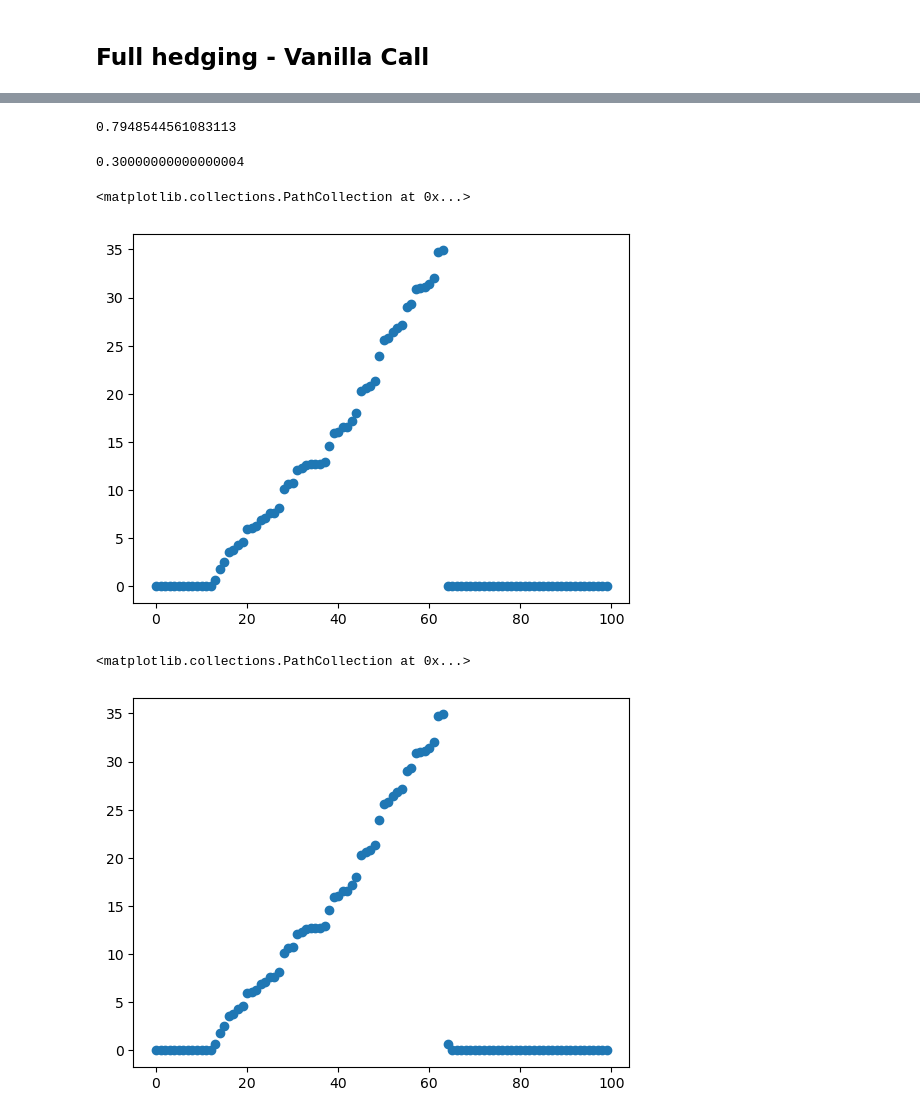
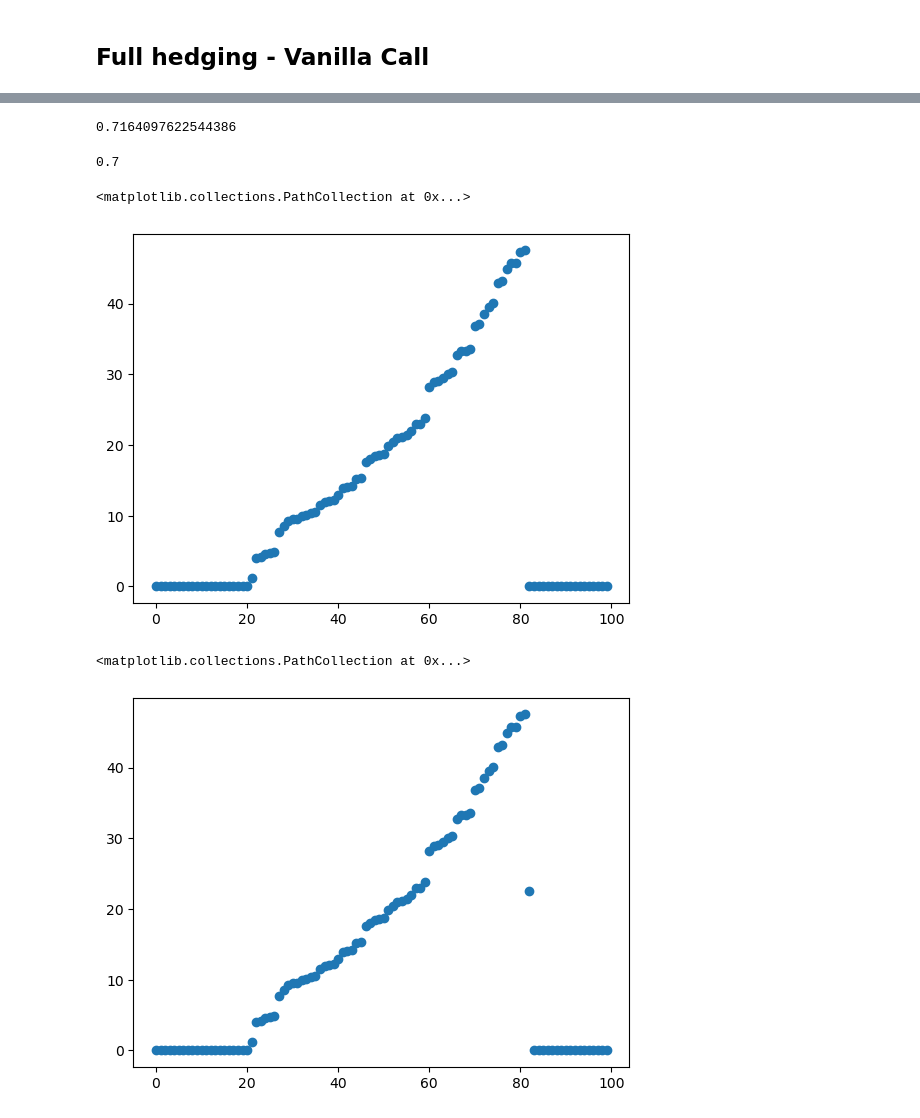
Before and after one commit to michalsn13/Quantile-Hedging, a Jupyter notebook: archive/doodling.ipynb, the cells around one changed output, grey strips where cells are left out. Cells and saved outputs as stored; diff of their text form; code cells hidden in the pictures.

Commit message:
Tests on non tradable option

```diff
--- a/archive/doodling.ipynb
+++ b/archive/doodling.ipynb
@@ -9,10 +9,8 @@ from quantile_hedging_calculator import *
 import numpy as np
 import pandas as pd
 # %%
-def payoff_call(X, K):
-    return np.maximum(X.iloc[:,-1]- K, 0)
-def payoff_put(X, K):
-    return np.maximum(K - X.iloc[:,-1], 0)
+def payoff_weird(X, K, p):
+    return (1-p)*X.iloc[:,-1] * (X.iloc[:,-1] > K)
 # %%
 mu = 0.06
 sigma =  0.3
@@ -29,5 +27,5 @@ underlying = Underlying(mu, sigma, r, 250)
 # %%
 _, reality = underlying.simulate_P(repeat, T)
 # %%
-option = Option(underlying, lambda X: payoff_call(X, K), T)
+option = Option(underlying, lambda X: payoff_weird(X, K, 0.9), T)
 BS_Price = option.get_MC_price(X0, 0)
@@ -94,6 +96,6 @@ data
 100 rows × 4 columns
 # %%
-hedge_prob = 0.3
+hedge_prob = 0.7
 # %%
 boundary_index = ((data['dQ*/dP'].cumsum()/repeat) < hedge_prob).sum() - 1
 # %%
@@ -131,24 +133,24 @@ k = data['dP/dQ*'].iloc[boundary_index + 1]
 # %%
 k
 # %% [output]
-0.7948544561083113
+0.7164097622544386
 # %%
 data['phi'] = ((data['dP/dQ*'] > k)*1 + (data['dP/dQ*'] == k)*phi) * 1/repeat * data['dQ*/dP']
 # %%
 data['phi'].sum()
 # %% [output]
-0.30000000000000004
+0.7
 # %%
 new_payoff = np.maximum(X0*data['X'] - K,0)* ((data['dP/dQ*'] > k)*1 + 0*(data['dP/dQ*'] == k)*phi)
 # %%
-plt.scatter(range(good_sims.shape[0]),new_payoff)
+plt.scatter(range(reality.shape[0]),new_payoff)
 # %% [output]
 <matplotlib.collections.PathCollection at 0x...>
-[figure, old version]
+[figure, new version]
 # %%
 new_payoff = np.maximum(X0*data['X'] - K,0)* ((data['dP/dQ*'] > k)*1 + (data['dP/dQ*'] == k)*phi)
 # %%
-plt.scatter(range(good_sims.shape[0]),new_payoff)
+plt.scatter(range(reality.shape[0]),new_payoff)
 # %% [output]
 <matplotlib.collections.PathCollection at 0x...>
-[figure, old version]
+[figure, new version]
```
Also changed, not shown: parts of 8 cells of this notebook, 4 other files.
